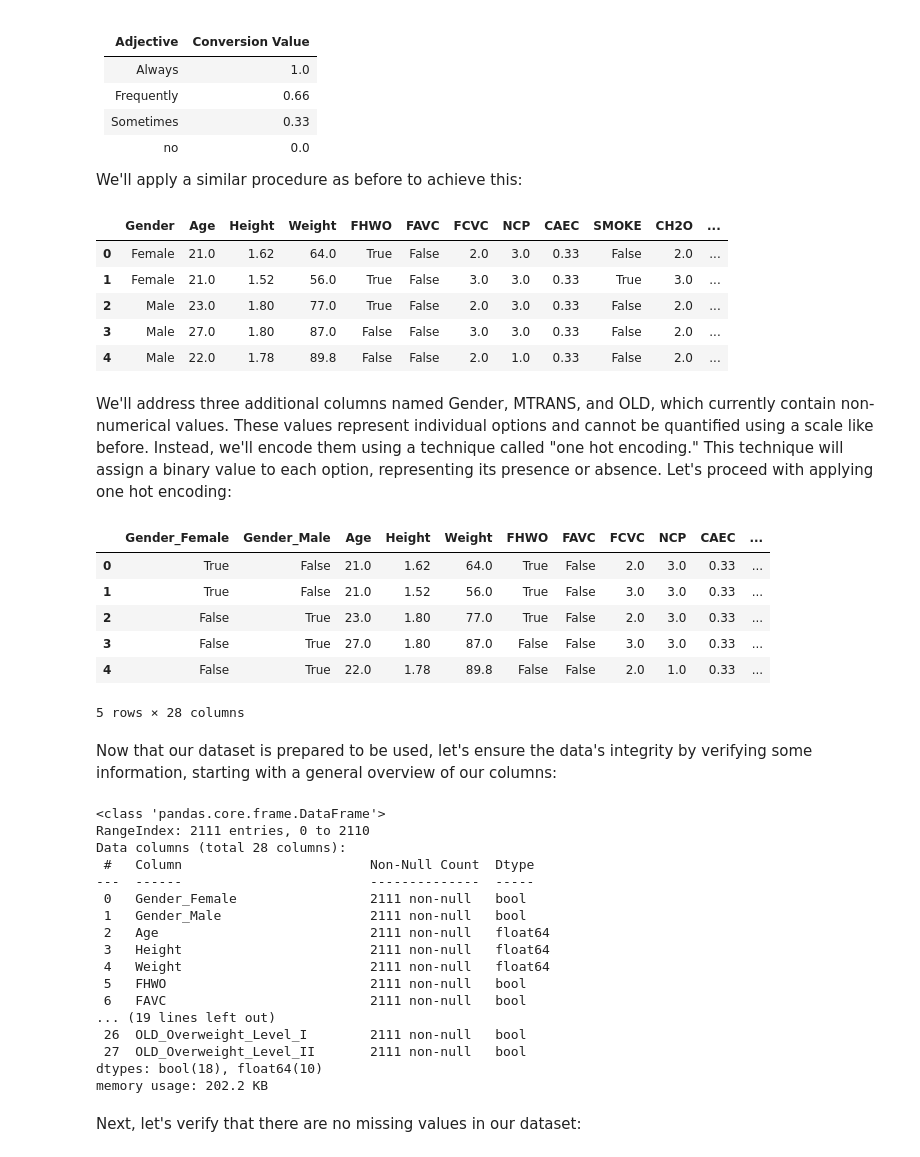
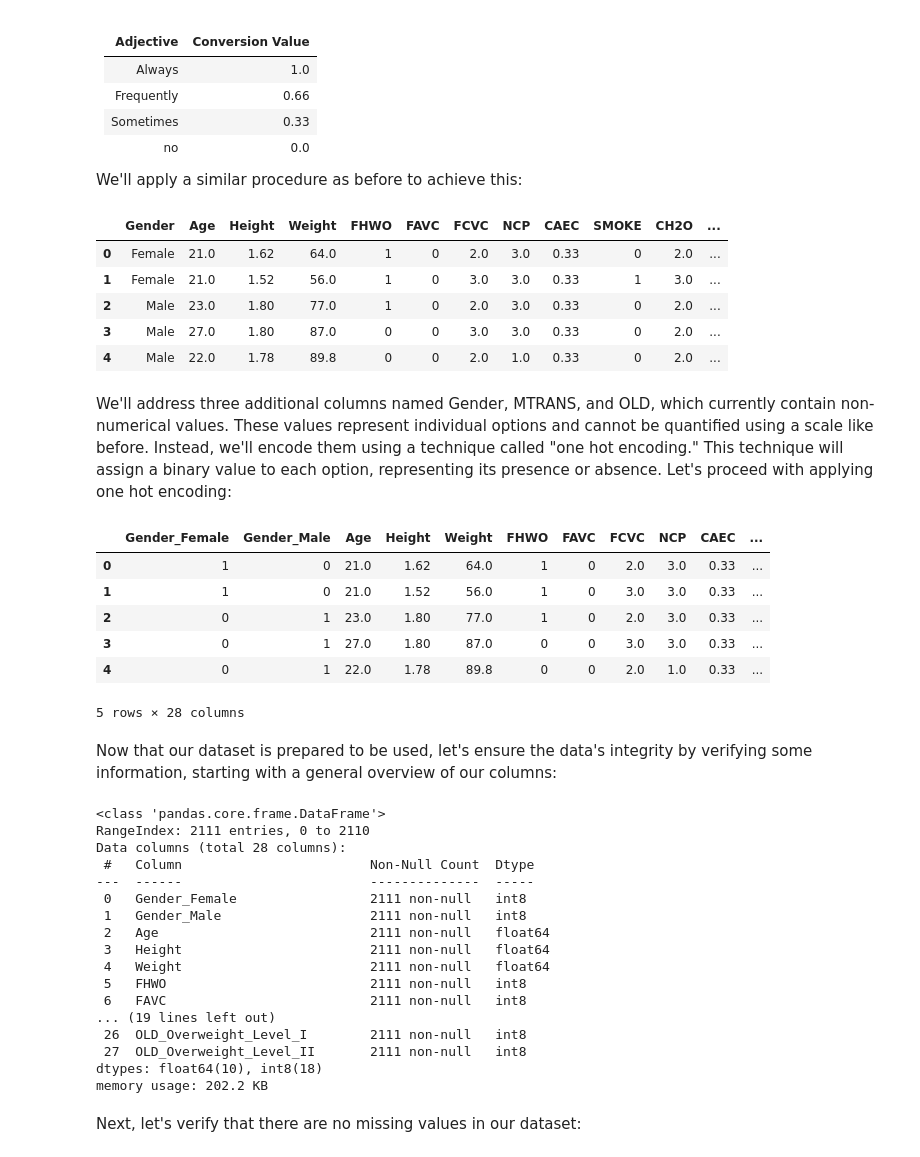
Before and after one commit to HES-XPLAIN/dimlpfidex, a Jupyter notebook: notebooks/obesityCvdRisk.ipynb, the cells around one changed output. Cells and saved outputs as stored; diff of their text form; code cells hidden in the pictures.

```diff
--- a/notebooks/obesityCvdRisk.ipynb
+++ b/notebooks/obesityCvdRisk.ipynb
@@ -81,11 +81,11 @@ dataset.head()
 You can observe a sample of the dataset. To make the dataset more compatible with machine learning, we'll start by converting features that have "yes" or "no" values into their boolean representation:
 # %%
 # TODO: convert values
-strToBinDict = {"yes": True, "no": False}
-dataset["FHWO"] = dataset["FHWO"].replace(strToBinDict).astype("bool")
-dataset["FAVC"] = dataset["FAVC"].replace(strToBinDict).astype("bool")
-dataset["SMOKE"] = dataset["SMOKE"].replace(strToBinDict).astype("bool")
-dataset["SCC"] = dataset["SCC"].replace(strToBinDict).astype("bool")
+strToBinDict = {"yes": 1, "no": 0}
+dataset["FHWO"] = dataset["FHWO"].replace(strToBinDict).astype("int8")
+dataset["FAVC"] = dataset["FAVC"].replace(strToBinDict).astype("int8")
+dataset["SMOKE"] = dataset["SMOKE"].replace(strToBinDict).astype("int8")
+dataset["SCC"] = dataset["SCC"].replace(strToBinDict).astype("int8")
 dataset.head()
 # %% [output]
 |  | Gender | Age | Height | Weight | FHWO | FAVC | FCVC | NCP | CAEC | SMOKE | CH2O | ... |
@@ -112,27 +112,27 @@ dataset["CALC"] = dataset["CALC"].replace(adjToValDict).astype('float64')
 dataset.head()
 # %% [output]
 |  | Gender | Age | Height | Weight | FHWO | FAVC | FCVC | NCP | CAEC | SMOKE | CH2O | ... |
-| 0 | Female | 21.0 | 1.62 | 64.0 | True | False | 2.0 | 3.0 | 0.33 | False | 2.0 | ... |
-| 1 | Female | 21.0 | 1.52 | 56.0 | True | False | 3.0 | 3.0 | 0.33 | True | 3.0 | ... |
-| 2 | Male | 23.0 | 1.80 | 77.0 | True | False | 2.0 | 3.0 | 0.33 | False | 2.0 | ... |
-| 3 | Male | 27.0 | 1.80 | 87.0 | False | False | 3.0 | 3.0 | 0.33 | False | 2.0 | ... |
-| 4 | Male | 22.0 | 1.78 | 89.8 | False | False | 2.0 | 1.0 | 0.33 | False | 2.0 | ... |
+| 0 | Female | 21.0 | 1.62 | 64.0 | 1 | 0 | 2.0 | 3.0 | 0.33 | 0 | 2.0 | ... |
+| 1 | Female | 21.0 | 1.52 | 56.0 | 1 | 0 | 3.0 | 3.0 | 0.33 | 1 | 3.0 | ... |
+| 2 | Male | 23.0 | 1.80 | 77.0 | 1 | 0 | 2.0 | 3.0 | 0.33 | 0 | 2.0 | ... |
+| 3 | Male | 27.0 | 1.80 | 87.0 | 0 | 0 | 3.0 | 3.0 | 0.33 | 0 | 2.0 | ... |
+| 4 | Male | 22.0 | 1.78 | 89.8 | 0 | 0 | 2.0 | 1.0 | 0.33 | 0 | 2.0 | ... |
 # %% [markdown]
 We'll address three additional columns named Gender, MTRANS, and OLD, which currently contain non-numerical values. These values represent individual options and cannot be quantified using a scale like before. Instead, we'll encode them using a technique called "one hot encoding." This technique will assign a binary value to each option, representing its presence or absence. Let's proceed with applying one hot encoding:
 # %%
-genderCols = pd.get_dummies(dataset["Gender"], prefix="Gender",prefix_sep='_')
-mtransCols = pd.get_dummies(dataset["MTRANS"], prefix="MTRANS",prefix_sep='_')
-oldCols = pd.get_dummies(dataset["OLD"], prefix="OLD",prefix_sep='_')
+genderCols = pd.get_dummies(dataset["Gender"], prefix="Gender",prefix_sep='_', dtype='int8')
+mtransCols = pd.get_dummies(dataset["MTRANS"], prefix="MTRANS",prefix_sep='_', dtype='int8')
+oldCols = pd.get_dummies(dataset["OLD"], prefix="OLD",prefix_sep='_', dtype='int8')
 dataset = pd.concat([genderCols, dataset.iloc[:,:16], mtransCols,  dataset.iloc[:,16:], oldCols], axis=1)
 dataset.drop(["Gender", "MTRANS", "OLD"], axis=1, inplace=True)
 dataset.head()
 # %% [output]
 |  | Gender_Female | Gender_Male | Age | Height | Weight | FHWO | FAVC | FCVC | NCP | CAEC | ... |
-| 0 | True | False | 21.0 | 1.62 | 64.0 | True | False | 2.0 | 3.0 | 0.33 | ... |
-| 1 | True | False | 21.0 | 1.52 | 56.0 | True | False | 3.0 | 3.0 | 0.33 | ... |
-| 2 | False | True | 23.0 | 1.80 | 77.0 | True | False | 2.0 | 3.0 | 0.33 | ... |
-| 3 | False | True | 27.0 | 1.80 | 87.0 | False | False | 3.0 | 3.0 | 0.33 | ... |
-| 4 | False | True | 22.0 | 1.78 | 89.8 | False | False | 2.0 | 1.0 | 0.33 | ... |
+| 0 | 1 | 0 | 21.0 | 1.62 | 64.0 | 1 | 0 | 2.0 | 3.0 | 0.33 | ... |
+| 1 | 1 | 0 | 21.0 | 1.52 | 56.0 | 1 | 0 | 3.0 | 3.0 | 0.33 | ... |
+| 2 | 0 | 1 | 23.0 | 1.80 | 77.0 | 1 | 0 | 2.0 | 3.0 | 0.33 | ... |
+| 3 | 0 | 1 | 27.0 | 1.80 | 87.0 | 0 | 0 | 3.0 | 3.0 | 0.33 | ... |
+| 4 | 0 | 1 | 22.0 | 1.78 | 89.8 | 0 | 0 | 2.0 | 1.0 | 0.33 | ... |
 5 rows × 28 columns
 # %% [markdown]
 Now that our dataset is prepared to be used, let's ensure the data's integrity by verifying some information, starting with a general overview of our columns:
@@ -144,17 +144,17 @@ RangeIndex: 2111 entries, 0 to 2110
 Data columns (total 28 columns):
  #   Column                        Non-Null Count  Dtype
 ---  ------                        --------------  -----
- 0   Gender_Female                 2111 non-null   bool
- 1   Gender_Male                   2111 non-null   bool
+ 0   Gender_Female                 2111 non-null   int8
+ 1   Gender_Male                   2111 non-null   int8
  2   Age                           2111 non-null   float64
  3   Height                        2111 non-null   float64
  4   Weight                        2111 non-null   float64
- 5   FHWO                          2111 non-null   bool
- 6   FAVC                          2111 non-null   bool
+ 5   FHWO                          2111 non-null   int8
+ 6   FAVC                          2111 non-null   int8
 ... (19 lines left out)
- 26  OLD_Overweight_Level_I        2111 non-null   bool
- 27  OLD_Overweight_Level_II       2111 non-null   bool
-dtypes: bool(18), float64(10)
+ 26  OLD_Overweight_Level_I        2111 non-null   int8
+ 27  OLD_Overweight_Level_II       2111 non-null   int8
+dtypes: float64(10), int8(18)
 memory usage: 202.2 KB
 # %% [markdown]
 Next, let's verify that there are no missing values in our dataset:
```
Also changed, not shown: parts of 10 cells of this notebook, 1 other file.
